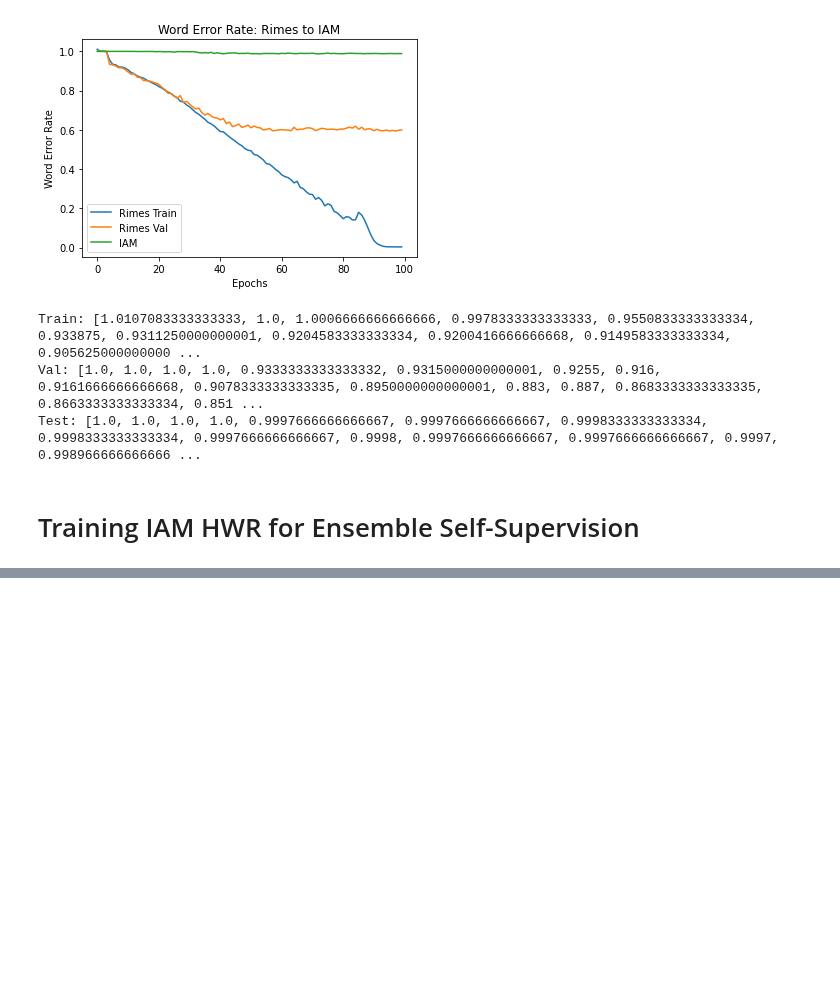
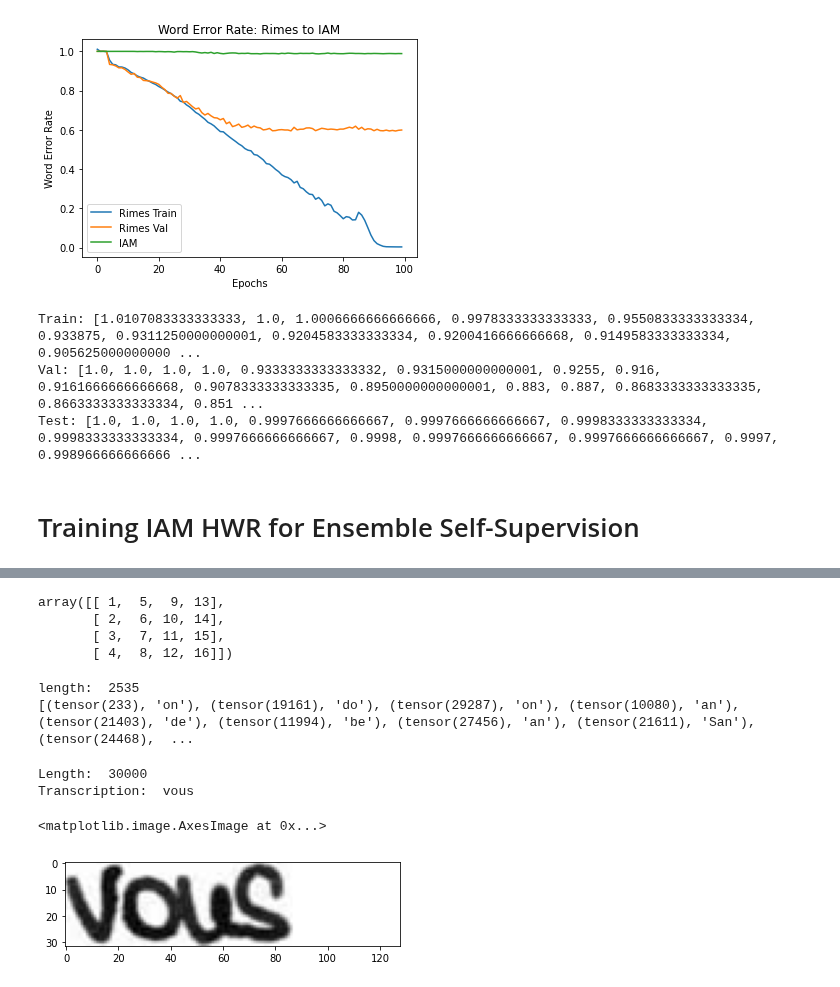
Before and after one commit to ericburdett/cs601r-dl, a Jupyter notebook: tl.ipynb, the cells around one changed output, grey strips where cells are left out. Cells and saved outputs as stored; diff of their text form; code cells hidden in the pictures; blank space fills up the shorter version.

Commit message:
Start of Ensemble Self-Supervised Approach

```diff
--- a/tl.ipynb
+++ b/tl.ipynb
@@ -112,7 +113,7 @@ class IamDataset(Dataset):
     path = 'iam/images/' + self.df['word'][index]
     img = self.tensor_image(path)
 
-    return img, self.df['transcription'][index]
+    return img, self.df['transcription'][index], index
 
   def __len__(self):
     return len(self.df)
@@ -167,7 +168,7 @@ class RimesDataset(Dataset):
     path = 'rimes/images/' + self.df['word'][index]
     img = self.tensor_image(path)
 
-    return img, self.df['transcription'][index]
+    return img, self.df['transcription'][index], index
 
   def __len__(self):
     return len(self.df)
@@ -1225,0 +1197,12 @@ hwr_recognizer, losses = hwr_train(iam_train_dataset, iam_val_dataset)
+# %%
+a = np.expand_dims(np.array([1, 2, 3, 4]), axis=1)
+b = np.expand_dims(np.array([5, 6, 7, 8]), axis=1)
+c = np.expand_dims(np.array([9, 10, 11, 12]), axis=1)
+d = np.expand_dims(np.array([13, 14, 15, 16]), axis=1)
+
+np.concatenate((a, b, c, d), axis=1)
+# %% [output]
+array([[ 1,  5,  9, 13],
+       [ 2,  6, 10, 14],
+       [ 3,  7, 11, 15],
+       [ 4,  8, 12, 16]])
@@ -1225,0 +1296,22 @@ hwr_recognizer, losses = hwr_train(iam_train_dataset, iam_val_dataset)
+# %%
+rimes_dataset = RimesDataset(desired_size=(32, 128), total_imgs=30000)
+rimes_train_size = int(.8 * len(rimes_dataset))
+rimes_val_size = len(rimes_dataset) - rimes_train_size
+rimes_train, rimes_val = torch.utils.data.random_split(rimes_dataset, [rimes_train_size, rimes_val_size])
+
+new_hwr1, new_hwr2, new_hwr3 = train(hwr1, hwr2, hwr3, rimes_train, rimes_val)
+# %% [output]
+length:  2535
+[(tensor(233), 'on'), (tensor(19161), 'do'), (tensor(29287), 'on'), (tensor(10080), 'an'), (tensor(21403), 'de'), (tensor(11994), 'be'), (tensor(27456), 'an'), (tensor(21611), 'San'), (tensor(24468),  ...
+# %%
+rimes = RimesDataset(total_imgs=30000)
+index = 17847
+
+print('Length: ', len(rimes))
+print('Transcription: ', rimes[index][1])
+plt.imshow(rimes[index][0].squeeze(), cmap='gray')
+# %% [output]
+Length:  30000
+Transcription:  vous
+<matplotlib.image.AxesImage at 0x...>
+[figure, added]
```
Also changed, not shown: parts of 25 cells of this notebook.
